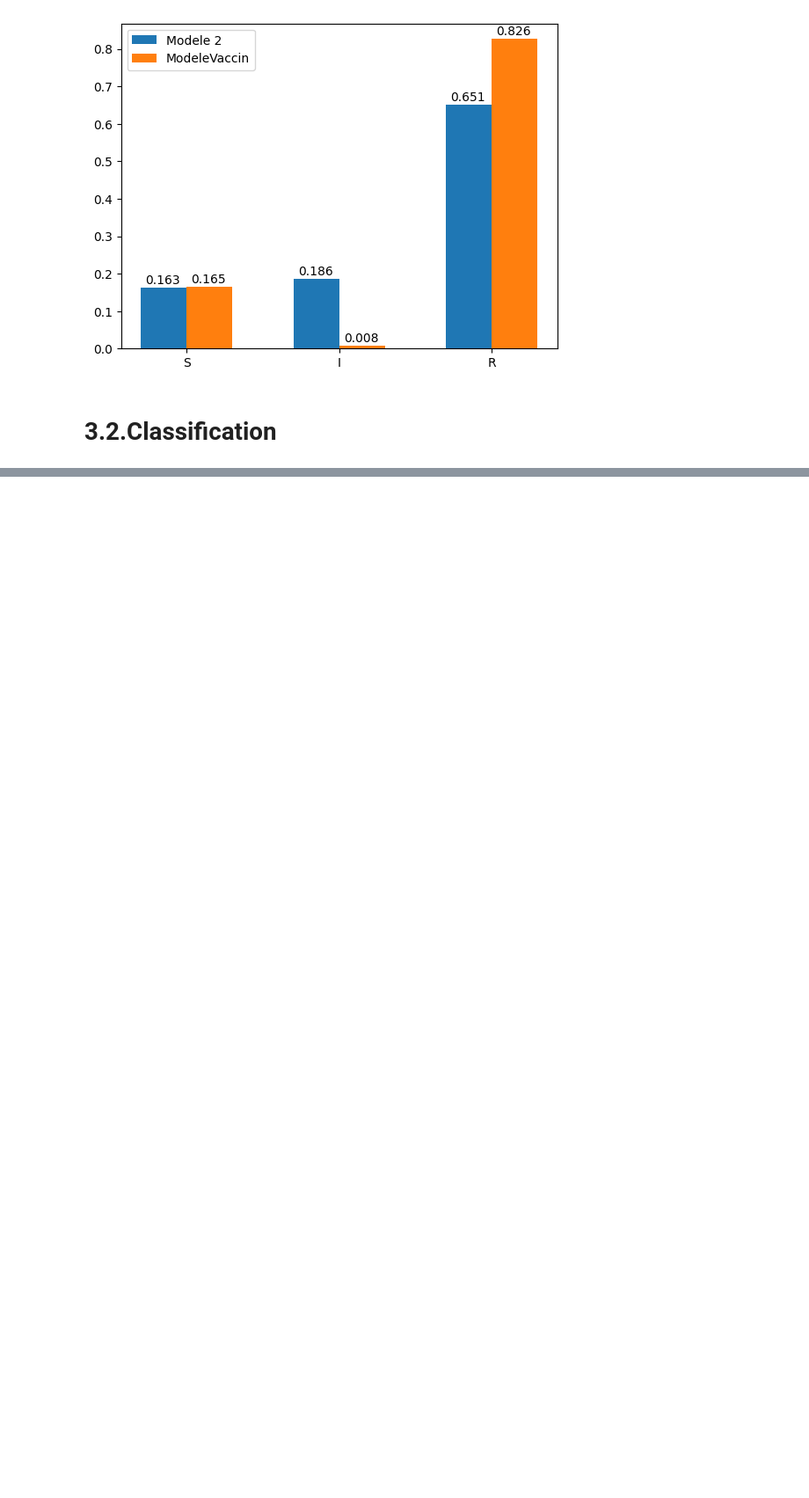
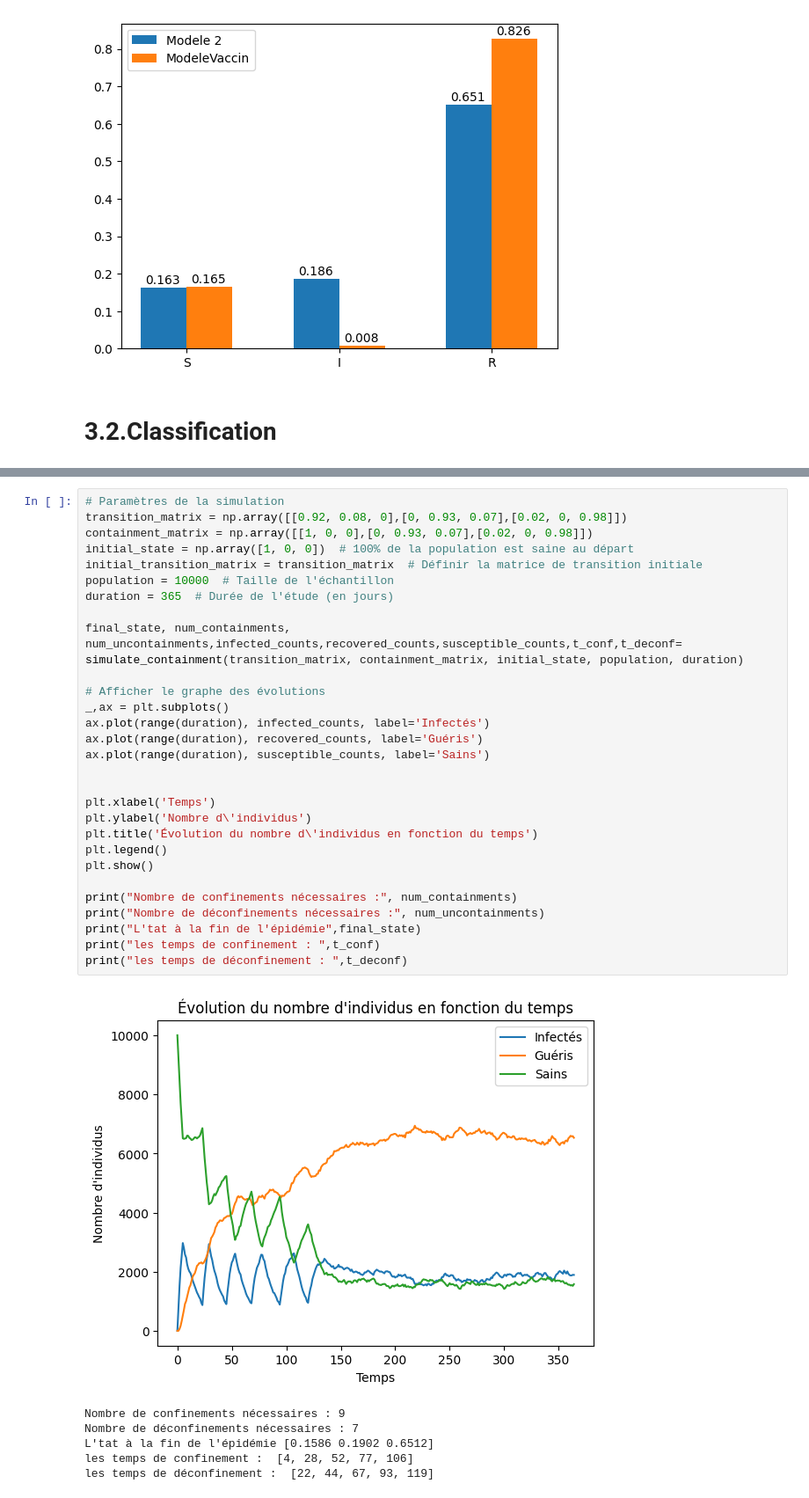
Before and after one commit to Brainyranger/First_Stat_Project, a Jupyter notebook: Third_Stat_Project/stat_projet_3(3).ipynb, the cells around one changed output, grey strips where cells are left out. Shown at 88% size. Saved outputs shown, nothing was run; the diff lists cells and outputs as text; blank space fills up the shorter version.

```diff
--- a/Third_Stat_Project/stat_projet_3(3).ipynb
+++ b/Third_Stat_Project/stat_projet_3(3).ipynb
@@ -759,0 +831,36 @@ def probSeq()
+# %%
+# Paramètres de la simulation
+transition_matrix = np.array([[0.92, 0.08, 0],[0, 0.93, 0.07],[0.02, 0, 0.98]])
+containment_matrix = np.array([[1, 0, 0],[0, 0.93, 0.07],[0.02, 0, 0.98]])
+initial_state = np.array([1, 0, 0])  # 100% de la population est saine au départ
+initial_transition_matrix = transition_matrix  # Définir la matrice de transition initiale
+population = 10000  # Taille de l'échantillon
+duration = 365  # Durée de l'étude (en jours)
+
+final_state, num_containments, num_uncontainments,infected_counts,recovered_counts,susceptible_counts,t_conf,t_deconf= simulate_containment(transition_matrix, containment_matrix, initial_state, population, duration)
+
+# Afficher le graphe des évolutions
+_,ax = plt.subplots()
+ax.plot(range(duration), infected_counts, label='Infectés')
+ax.plot(range(duration), recovered_counts, label='Guéris')
+ax.plot(range(duration), susceptible_counts, label='Sains')
+
+
+plt.xlabel('Temps')
+plt.ylabel('Nombre d\'individus')
+plt.title('Évolution du nombre d\'individus en fonction du temps')
+plt.legend()
+plt.show()
+
+print("Nombre de confinements nécessaires :", num_containments)
+print("Nombre de déconfinements nécessaires :", num_uncontainments)
+print("L'tat à la fin de l'épidémie",final_state)
+print("les temps de confinement : ",t_conf)
+print("les temps de déconfinement : ",t_deconf)
+# %% [output]
+[figure, added]
+Nombre de confinements nécessaires : 9
+Nombre de déconfinements nécessaires : 7
+L'tat à la fin de l'épidémie [0.1586 0.1902 0.6512]
+les temps de confinement :  [4, 28, 52, 77, 106]
+les temps de déconfinement :  [22, 44, 67, 93, 119]
```
Also changed, not shown: parts of 49 cells of this notebook.
